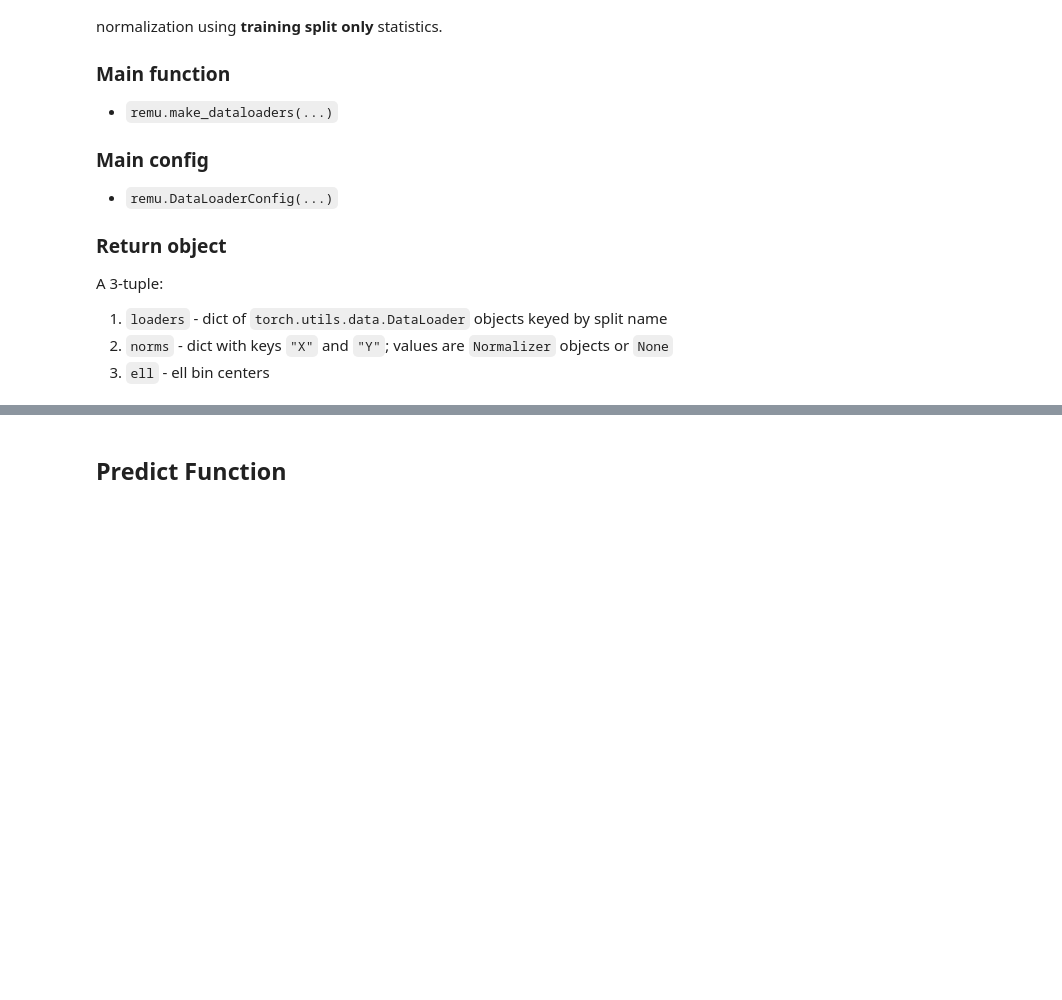
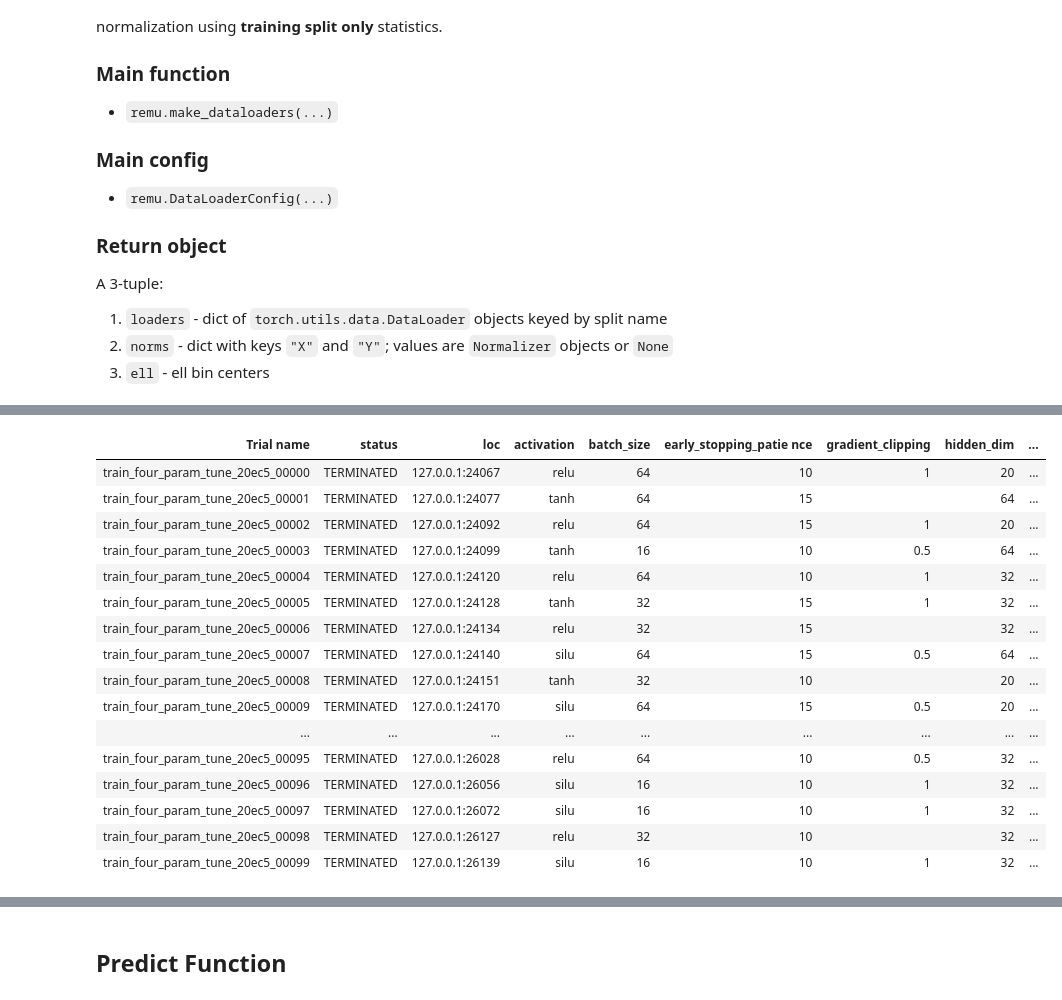
Before and after one commit to RobertxPearce/reionization-emulator, a Jupyter notebook: docs/reionemu_package_example.ipynb, the cells around one changed output, grey strips where cells are left out. Saved outputs shown, nothing was run; the diff lists cells and outputs as text; code cells hidden in the pictures; blank space fills up the shorter version.

Commit message:
Integrate Ray Tune utilities and refresh package documentation

```diff
--- a/docs/reionemu_package_example.ipynb
+++ b/docs/reionemu_package_example.ipynb
@@ -359,0 +379,63 @@ Wall time: 977 μs
+# %%
+%%time
+
+X = X_loaded
+Y = Y_loaded
+
+split_idx = int(0.8 * len(X))
+X_train, X_val = X[:split_idx], X[split_idx:]
+Y_train, Y_val = Y[:split_idx], Y[split_idx:]
+
+print("Train Shapes:", X_train.shape, Y_train.shape)
+print("Val Shapes:  ", X_val.shape, Y_val.shape)
+print()
+
+tune_space = {
+    # Architecture
+    "hidden_dim": tune.choice([20, 32, 64]),
+    "num_hidden_layers": tune.choice([1, 2, 3]),
+    "activation": tune.choice(["relu", "silu", "tanh"]),
+
+    # Optimization
+    "optimizer": tune.choice(["adamw", "adam"]),
+    "lr": tune.loguniform(3e-4, 2e-3),
+    "weight_decay": tune.loguniform(1e-8, 1e-4),
+
+    # Training
+    "batch_size": tune.choice([16, 32, 64]),
+    "epochs": 150,
+    "early_stopping_patience": tune.choice([10, 15]),
+    "gradient_clipping": tune.choice([None, 0.5, 1.0]),
+
+    # Preprocessing
+    "normalize_X": True,
+    "normalize_Y": False,
+}
+
+results = remu.run_tune_four_param(
+    X_train=X_train,
+    Y_train=Y_train,
+    X_val=X_val,
+    Y_val=Y_val,
+    param_space=tune_space,
+    num_samples=100,
+    max_concurrent_trials=1,
+    device="mps",
+    storage_path=str(repo_root / "ray_results"),
+    experiment_name="four_param_search"
+)
+
+best = results.get_best_result(metric="val_loss", mode="min")
+best_config = dict(best.config)
+
+print("Best config:")
+print(best_config)
+print()
+print("Best metrics:")
+print({
+    "best_epoch": best.metrics.get("best_epoch"),
+    "best_val_loss": best.metrics.get("best_val_loss"),
+    "val_rmse": best.metrics.get("val_rmse"),
+    "val_relative_error": best.metrics.get("val_relative_error"),
+})
+# %% [output]
@@ -359,0 +451,17 @@ Wall time: 977 μs
+| Trial name | status | loc | activation | batch_size | early_stopping_patie nce | gradient_clipping | hidden_dim | ... |
+| train_four_param_tune_20ec5_00000 | TERMINATED | 127.0.0.1:24067 | relu | 64 | 10 | 1 | 20 | ... |
+| train_four_param_tune_20ec5_00001 | TERMINATED | 127.0.0.1:24077 | tanh | 64 | 15 |  | 64 | ... |
+| train_four_param_tune_20ec5_00002 | TERMINATED | 127.0.0.1:24092 | relu | 64 | 15 | 1 | 20 | ... |
+| train_four_param_tune_20ec5_00003 | TERMINATED | 127.0.0.1:24099 | tanh | 16 | 10 | 0.5 | 64 | ... |
+| train_four_param_tune_20ec5_00004 | TERMINATED | 127.0.0.1:24120 | relu | 64 | 10 | 1 | 32 | ... |
+| train_four_param_tune_20ec5_00005 | TERMINATED | 127.0.0.1:24128 | tanh | 32 | 15 | 1 | 32 | ... |
+| train_four_param_tune_20ec5_00006 | TERMINATED | 127.0.0.1:24134 | relu | 32 | 15 |  | 32 | ... |
+| train_four_param_tune_20ec5_00007 | TERMINATED | 127.0.0.1:24140 | silu | 64 | 15 | 0.5 | 64 | ... |
+| train_four_param_tune_20ec5_00008 | TERMINATED | 127.0.0.1:24151 | tanh | 32 | 10 |  | 20 | ... |
+| train_four_param_tune_20ec5_00009 | TERMINATED | 127.0.0.1:24170 | silu | 64 | 15 | 0.5 | 20 | ... |
+| ... | ... | ... | ... | ... | ... | ... | ... | ... |
+| train_four_param_tune_20ec5_00095 | TERMINATED | 127.0.0.1:26028 | relu | 64 | 10 | 0.5 | 32 | ... |
+| train_four_param_tune_20ec5_00096 | TERMINATED | 127.0.0.1:26056 | silu | 16 | 10 | 1 | 32 | ... |
+| train_four_param_tune_20ec5_00097 | TERMINATED | 127.0.0.1:26072 | silu | 16 | 10 | 1 | 32 | ... |
+| train_four_param_tune_20ec5_00098 | TERMINATED | 127.0.0.1:26127 | relu | 32 | 10 |  | 32 | ... |
+| train_four_param_tune_20ec5_00099 | TERMINATED | 127.0.0.1:26139 | silu | 16 | 10 | 1 | 32 | ... |
```
Also changed, not shown: parts of 20 cells of this notebook, 26 other files.
